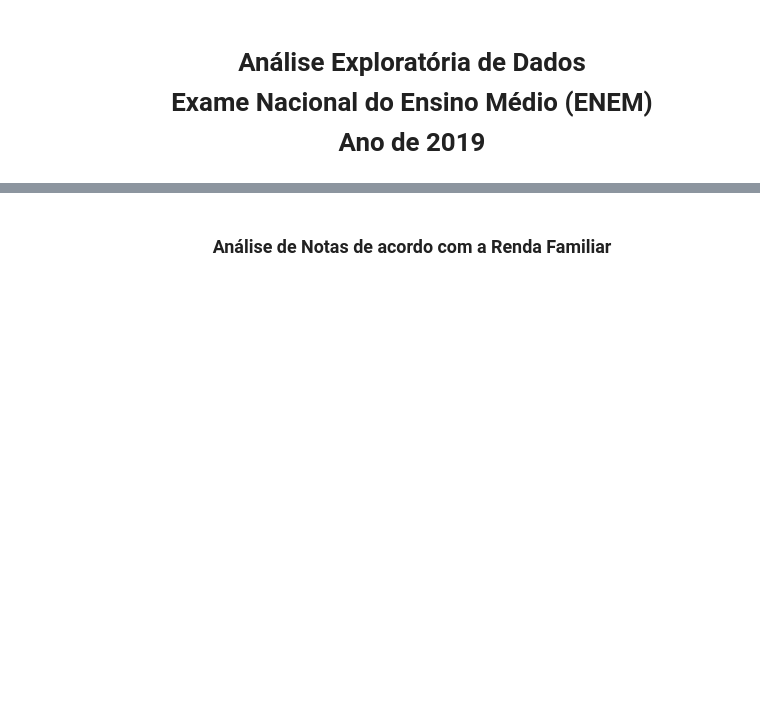
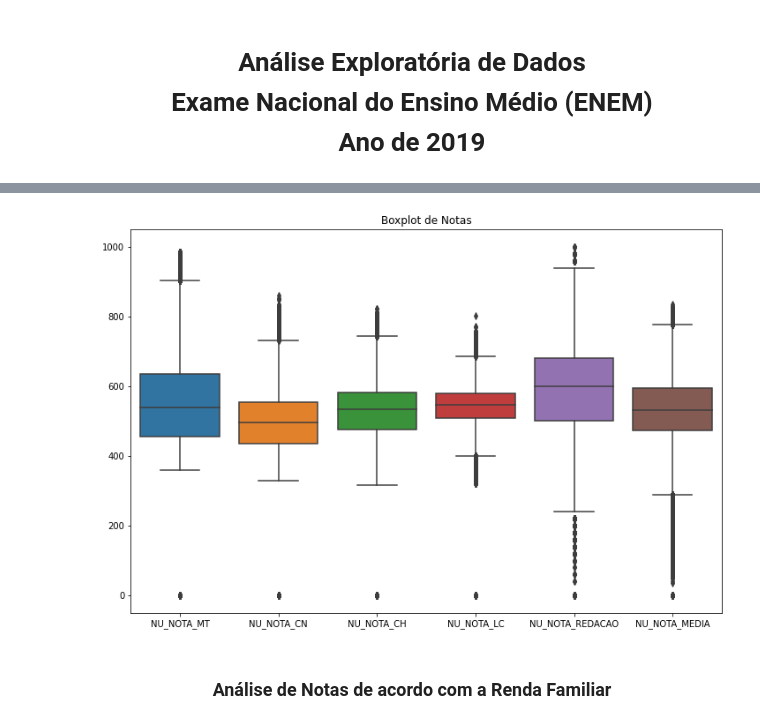
Before and after one commit to bebelparanhos/Enem_2019, a Jupyter notebook: Enem_2019.ipynb, the cells around one changed output, grey strips where cells are left out. Saved outputs shown, nothing was run; the diff lists cells and outputs as text; code cells hidden in the pictures; blank space fills up the shorter version.

Commit message:
Add média simples das notas

```diff
--- a/Enem_2019.ipynb
+++ b/Enem_2019.ipynb
@@ -93,0 +153,7 @@ dados_enem["NO_ESTADO_CIVIL"] = [estado_civil[i] for i in dados_enem.TP_ESTADO_C
+# %%
+dados_enem["NU_NOTA_MEDIA"] = (
+    dados_enem.NU_NOTA_CN.fillna(0) +
+    dados_enem.NU_NOTA_CH.fillna(0) +
+    dados_enem.NU_NOTA_LC.fillna(0) +
+    dados_enem.NU_NOTA_MT.fillna(0) +
+    dados_enem.NU_NOTA_REDACAO.fillna(0))/5
@@ -94,7 +194,5 @@ dados_enem["NO_ESTADO_CIVIL"] = [estado_civil[i] for i in dados_enem.TP_ESTADO_C
 # %%
 questionario_notas = dados_enem[["NU_INSCRICAO","TP_COR_RACA","NO_COR_RACA","TP_ESCOLA", "NO_TP_ESCOLA","Q001","Q002","Q003","Q004","Q005","Q006","Q024","Q025",\
-                                 "NU_NOTA_CN","NU_NOTA_CH","NU_NOTA_LC","NU_NOTA_MT","NU_NOTA_REDACAO"]]\
+                                 "NU_NOTA_CN","NU_NOTA_CH","NU_NOTA_LC","NU_NOTA_MT","NU_NOTA_REDACAO","NU_NOTA_MEDIA"]]\
                                 .sort_values(["TP_ESCOLA","Q001","Q002","Q003","Q004","Q005","Q006","Q024","Q025"])
-#questionario_notas = questionario_notas.astype({"TP_ESCOLA":"category", "TP_DEPENDENCIA_ADM_ESC":"category","TP_LOCALIZACAO_ESC":"category"})
-#questionario_notas.info()
 # %%
@@ -102,10 +210,12 @@ questionario_notas[["NU_NOTA_CN","NU_NOTA_CH","NU_NOTA_LC","NU_NOTA_MT","NU_NOTA
 # %%
-notas = questionario_notas[["NU_NOTA_MT", "NU_NOTA_CN", "NU_NOTA_CH", "NU_NOTA_LC", "NU_NOTA_REDACAO"]]
+notas = questionario_notas[["NU_NOTA_MT", "NU_NOTA_CN", "NU_NOTA_CH", "NU_NOTA_LC", "NU_NOTA_REDACAO","NU_NOTA_MEDIA"]]
 
 plt.figure(figsize=(12,8))
 sns.boxplot(data=notas)
 plt.title("Boxplot de Notas")
 plt.show()
+# %% [output]
+[figure, added]
 # %% [markdown]
 <h3 align="center"> Análise de Notas de acordo com a Renda Familiar </h3>
 # %% [markdown]
```
Also changed, not shown: parts of 22 cells of this notebook.
